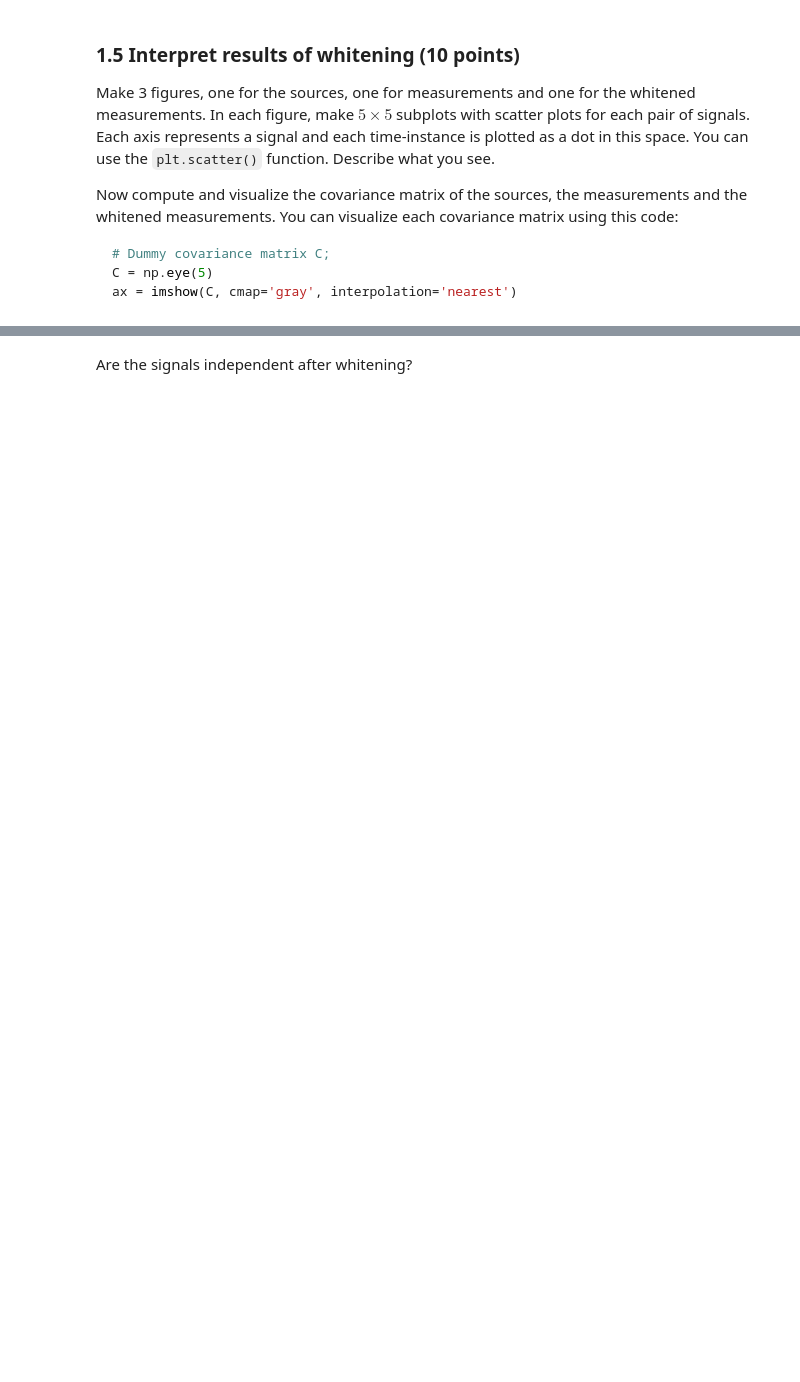
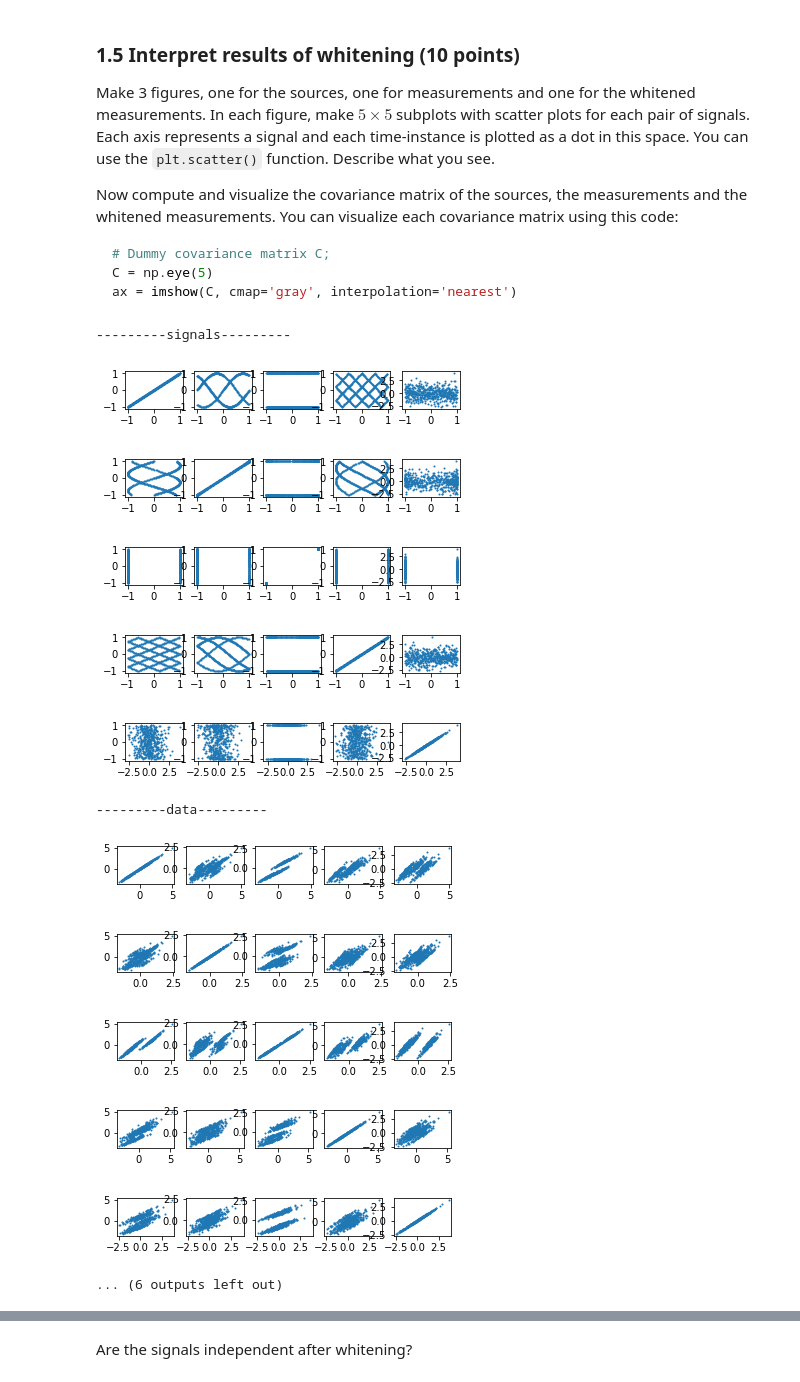
Before and after one commit to florianmohnert/ML2, a Jupyter notebook: lab1/lab1.ipynb, the cells around one changed output, grey strips where cells are left out. Saved outputs shown, nothing was run; the diff lists cells and outputs as text; code cells hidden in the pictures; blank space fills up the shorter version.

Commit message:
plotting

```diff
--- a/lab1/lab1.ipynb
+++ b/lab1/lab1.ipynb
@@ -199,8 +208,19 @@ Some ICA algorithms can only learn from whitened data. Write a method `whiten(X)
 # %%
 ### 1.4 Whitening
 def whiten(X):
-    eig_vals, eig_vecs = np.linalg.eig(np.cov(X))
-    return np.matmul(np.transpose(eig_vecs)*np.diag(eig_vals**(-1/2)),X)
+    shape = X.shape
+    Xc = np.array([])
+
+    for j in range(shape[0]):
+        mean_j = np.mean(X[j,:])
+        xc = np.ones((shape[1]))*mean_j
+        Xc = np.concatenate((Xc,xc),axis=0)
+
+    Xc = X - np.reshape(Xc,shape)
+
+    eig_vals, eig_vecs = np.linalg.eig(np.cov(Xc))
+    a = np.matmul(np.transpose(eig_vecs), Xc)
+    return np.matmul(np.diag(eig_vals**(-1/2)), np.matmul(np.transpose(eig_vecs), Xc))
 # %%
 ### Test your function
 Xw = whiten(X)
@@ -221,0 +241,33 @@ raise NotImplementedError()
+# %%
+### 1.5 Interpret results of whitening
+
+def make_fig(data):
+    cnt= 0
+    shape = data.shape
+    for i in range(shape[0]):
+        for j in range(shape[0]):
+            cnt += 1
+            plt.subplot(5,5,cnt)
+            plt.scatter(data[i,:],data[j,:],s=1)
+        plt.show()
+# %%
+print("---------signals---------")
+make_fig(S)
+print("---------data---------")
+make_fig(X)
+print("---------whitened data---------")
+make_fig(Xw)
+# %% [output]
+---------signals---------
+[figure, added]
+[figure, added]
+[figure, added]
+[figure, added]
+[figure, added]
+---------data---------
+[figure, added]
+[figure, added]
+[figure, added]
+[figure, added]
+[figure, added]
+... (6 outputs left out)
```
Also changed, not shown: parts of 12 cells of this notebook.
